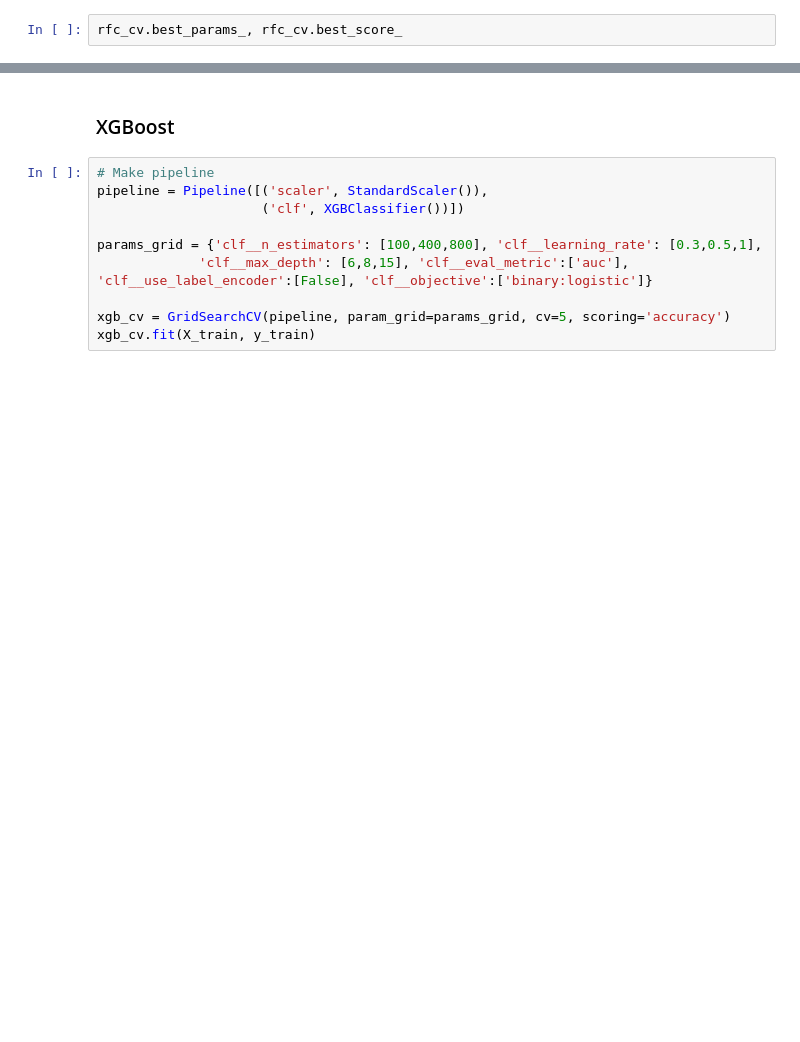
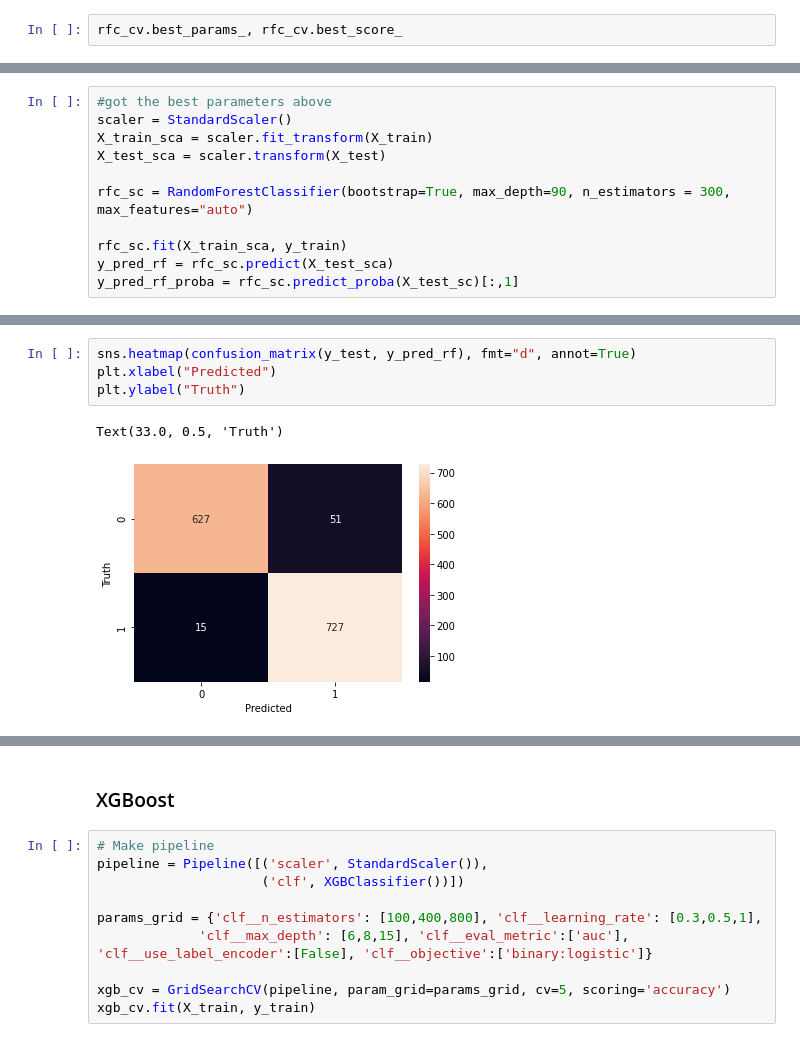
Before and after one commit to pudja2001/churn-prediction, a Jupyter notebook: Churn_Prediction.ipynb, the cells around one changed output, grey strips where cells are left out. Cells and saved outputs as stored; diff of their text form; blank space fills up the shorter version.

```diff
--- a/Churn_Prediction.ipynb
+++ b/Churn_Prediction.ipynb
@@ -666,0 +755,11 @@ rfc_cv.best_params_, rfc_cv.best_score_
+# %%
+#got the best parameters above
+scaler = StandardScaler()
+X_train_sca = scaler.fit_transform(X_train)
+X_test_sca = scaler.transform(X_test)
+
+rfc_sc = RandomForestClassifier(bootstrap=True, max_depth=90, n_estimators = 300, max_features="auto")
+
+rfc_sc.fit(X_train_sca, y_train)
+y_pred_rf = rfc_sc.predict(X_test_sca)
+y_pred_rf_proba = rfc_sc.predict_proba(X_test_sc)[:,1]
@@ -666,0 +792,7 @@ rfc_cv.best_params_, rfc_cv.best_score_
+# %%
+sns.heatmap(confusion_matrix(y_test, y_pred_rf), fmt="d", annot=True)
+plt.xlabel("Predicted")
+plt.ylabel("Truth")
+# %% [output]
+Text(33.0, 0.5, 'Truth')
+[figure, added]
```
Also changed, not shown: parts of 78 cells of this notebook.
